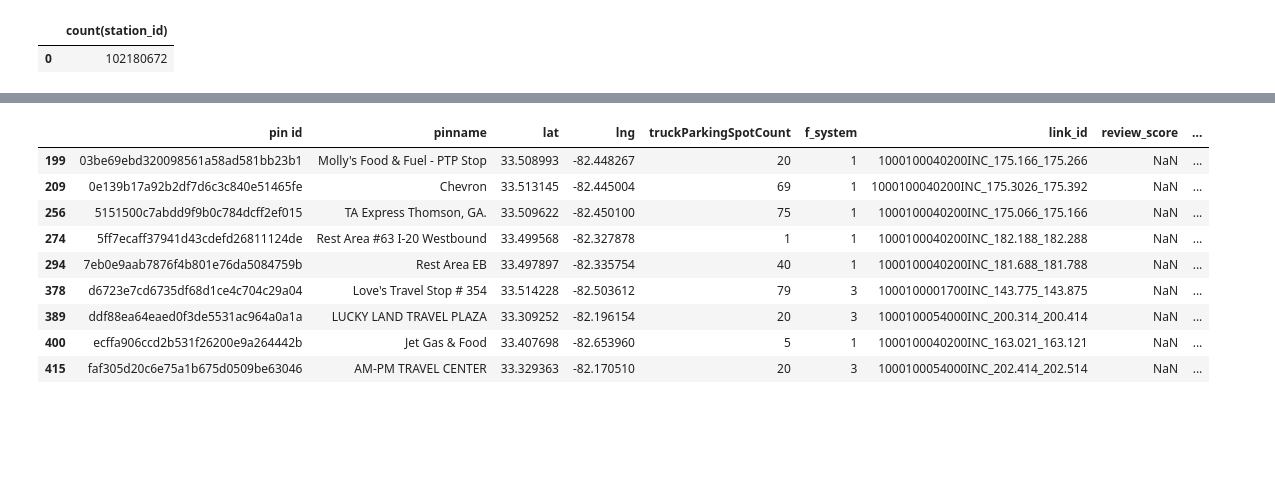
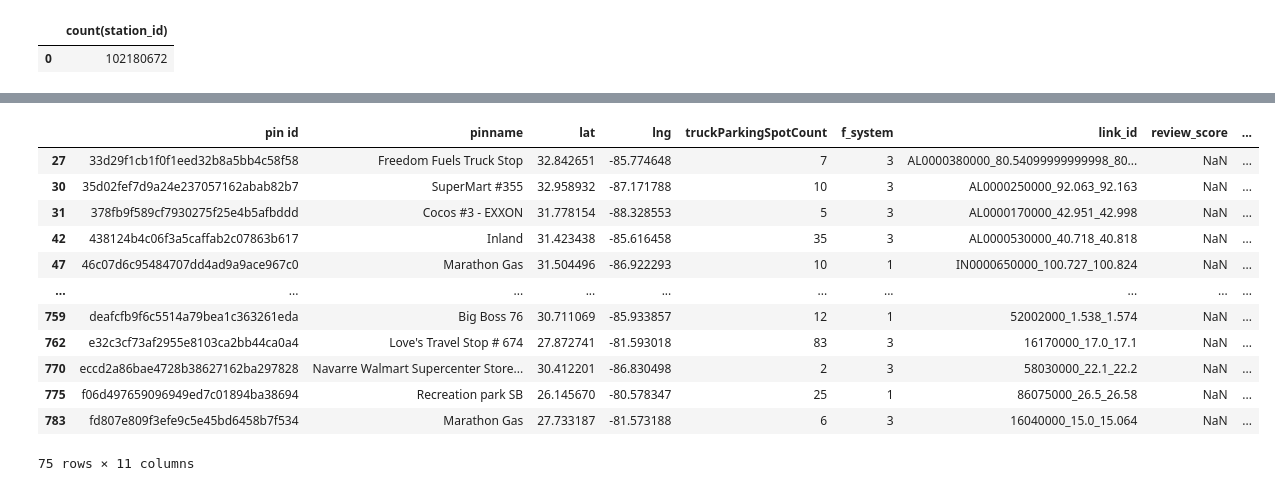
Before and after one commit to Bhavya-Budhia/TruckParking, a Jupyter notebook: cong_speed.ipynb, the cells around one changed output, grey strips where cells are left out. Saved outputs shown, nothing was run; the diff lists cells and outputs as text; code cells hidden in the pictures; blank space fills up the shorter version.

```diff
--- a/cong_speed.ipynb
+++ b/cong_speed.ipynb
@@ -33,0 +25,10 @@ sensor_loc["ZIP3"] = sensor_loc["ZIP5"].str[:3]
+# %%
+
+resolution = 4
+
+
+def hr_p(row):
+    return h3.latlng_to_cell(row["Latitude"], row["Longitude"], resolution)
+
+
+sensor_loc["polygon"] = sensor_loc.apply(hr_p, axis=1)
@@ -369,29 +328,26 @@ df[df['delta'] == 1]
 # Get the ZIP5 in truck data
 # Check which ZIP5 in truck doesn't exist in sensor file
 # If doesn't exist, either find the nearest one, or take ZIP3
-# %%
-search = SearchEngine()
-
-
-def get_zip(row):
-    r = search.by_coordinates(row['lat'], row['lng'], radius=30, returns=1)
-    return r[0].zipcode if r else None
-
-
-model_stop['ZIP5'] = model_stop.apply(get_zip, axis=1)
-# %%
-model_stop['ZIP3'] = model_stop['ZIP5'].str[:3]
+# %%
+def hr_p_model(row):
+    return h3.latlng_to_cell(row["lat"], row["lng"], resolution)
+
+
+model_stop["polygon"] = model_stop.apply(hr_p_model, axis=1)
 # %%
-model_stop[~model_stop["ZIP3"].isin(df["ZIP3"].unique())]
+model_stop[~model_stop["polygon"].isin(sensor_loc["polygon"].unique())]
 # %% [output]
 |  | pin id | pinname | lat | lng | truckParkingSpotCount | f_system | link_id | review_score | ... |
-| 199 | 03be69ebd320098561a58ad581bb23b1 | Molly's Food & Fuel - PTP Stop | 33.508993 | -82.448267 | 20 | 1 | 1000100040200INC_175.166_175.266 | NaN | ... |
-| 209 | 0e139b17a92b2df7d6c3c840e51465fe | Chevron | 33.513145 | -82.445004 | 69 | 1 | 1000100040200INC_175.3026_175.392 | NaN | ... |
-| 256 | 5151500c7abdd9f9b0c784dcff2ef015 | TA Express Thomson, GA. | 33.509622 | -82.450100 | 75 | 1 | 1000100040200INC_175.066_175.166 | NaN | ... |
-| 274 | 5ff7ecaff37941d43cdefd26811124de | Rest Area #63 I-20 Westbound | 33.499568 | -82.327878 | 1 | 1 | 1000100040200INC_182.188_182.288 | NaN | ... |
-| 294 | 7eb0e9aab7876f4b801e76da5084759b | Rest Area EB | 33.497897 | -82.335754 | 40 | 1 | 1000100040200INC_181.688_181.788 | NaN | ... |
-| 378 | d6723e7cd6735df68d1ce4c704c29a04 | Love's Travel Stop # 354 | 33.514228 | -82.503612 | 79 | 3 | 1000100001700INC_143.775_143.875 | NaN | ... |
-| 389 | ddf88ea64eaed0f3de5531ac964a0a1a | LUCKY LAND TRAVEL PLAZA | 33.309252 | -82.196154 | 20 | 3 | 1000100054000INC_200.314_200.414 | NaN | ... |
-| 400 | ecffa906ccd2b531f26200e9a264442b | Jet Gas & Food | 33.407698 | -82.653960 | 5 | 1 | 1000100040200INC_163.021_163.121 | NaN | ... |
-| 415 | faf305d20c6e75a1b675d0509be63046 | AM-PM TRAVEL CENTER | 33.329363 | -82.170510 | 20 | 3 | 1000100054000INC_202.414_202.514 | NaN | ... |
+| 27 | 33d29f1cb1f0f1eed32b8a5bb4c58f58 | Freedom Fuels Truck Stop | 32.842651 | -85.774648 | 7 | 3 | AL0000380000_80.54099999999998_80... | NaN | ... |
+| 30 | 35d02fef7d9a24e237057162abab82b7 | SuperMart #355 | 32.958932 | -87.171788 | 10 | 3 | AL0000250000_92.063_92.163 | NaN | ... |
+| 31 | 378fb9f589cf7930275f25e4b5afbddd | Cocos #3 - EXXON | 31.778154 | -88.328553 | 5 | 3 | AL0000170000_42.951_42.998 | NaN | ... |
+| 42 | 438124b4c06f3a5caffab2c07863b617 | Inland | 31.423438 | -85.616458 | 35 | 3 | AL0000530000_40.718_40.818 | NaN | ... |
+| 47 | 46c07d6c95484707dd4ad9a9ace967c0 | Marathon Gas | 31.504496 | -86.922293 | 10 | 1 | IN0000650000_100.727_100.824 | NaN | ... |
+| ... | ... | ... | ... | ... | ... | ... | ... | ... | ... |
+| 759 | deafcfb9f6c5514a79bea1c363261eda | Big Boss 76 | 30.711069 | -85.933857 | 12 | 1 | 52002000_1.538_1.574 | NaN | ... |
+| 762 | e32c3cf73af2955e8103ca2bb44ca0a4 | Love's Travel Stop # 674 | 27.872741 | -81.593018 | 83 | 3 | 16170000_17.0_17.1 | NaN | ... |
+| 770 | eccd2a86bae4728b38627162ba297828 | Navarre Walmart Supercenter Store... | 30.412201 | -86.830498 | 2 | 3 | 58030000_22.1_22.2 | NaN | ... |
+| 775 | f06d497659096949ed7c01894ba38694 | Recreation park SB | 26.145670 | -80.578347 | 25 | 1 | 86075000_26.5_26.58 | NaN | ... |
+| 783 | fd807e809f3efe9c5e45bd6458b7f534 | Marathon Gas | 27.733187 | -81.573188 | 6 | 3 | 16040000_15.0_15.064 | NaN | ... |
+75 rows × 11 columns
 # %%
```
Also changed, not shown: parts of 43 cells of this notebook, 1 other file.
